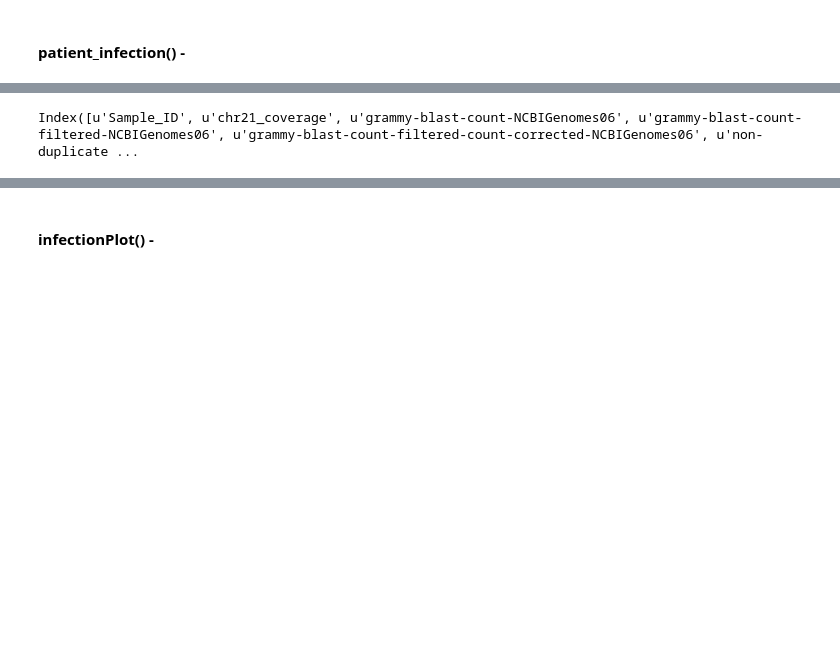
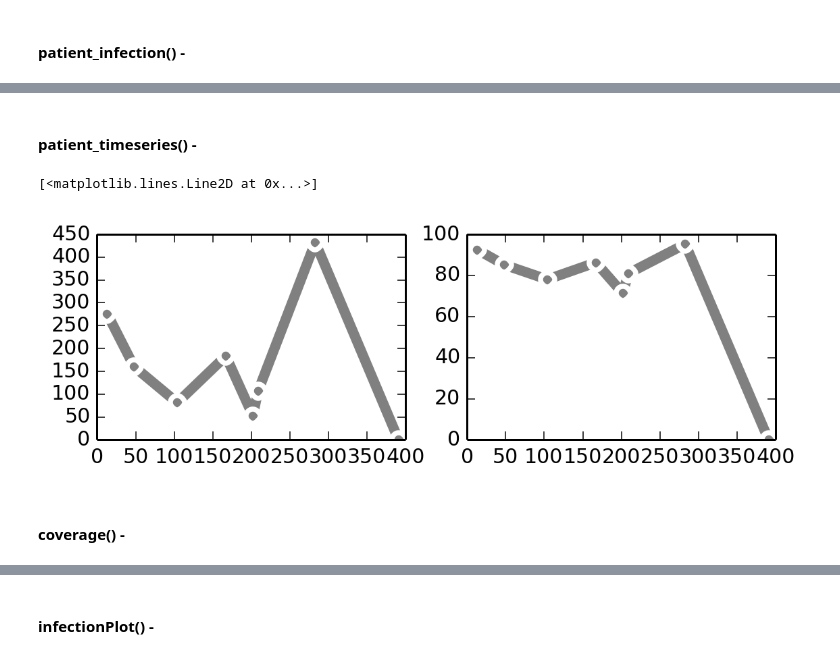
Before and after one commit to lmart999/CS229, a Jupyter notebook: ie_sql.ipynb, the cells around one changed output, grey strips where cells are left out. Cells and saved outputs as stored; diff of their text form; code cells hidden in the pictures; blank space fills up the shorter version.

```diff
--- a/ie_sql.ipynb
+++ b/ie_sql.ipynb
@@ -405,3 +410,7 @@ with_blast.head(5)
 5 rows × 4 columns
 # %% [markdown]
 #### patient_infection() -
+# %%
+patient='L1'
+taxID='1743' # 1743, 48736 110456
+taxID=int(taxID) # *** Change type --- passed as string, but int in dataframes ***
@@ -407,0 +469,69 @@ with_blast.head(5)
+# %% [markdown]
+#### patient_timeseries() -
+# %%
+# SQL Code
+
+# Pull data for patient
+pat_with_tax_sql=sql.read_sql("select Grammy_Table.Sample_ID,Tax_Table.%s,SUM(Grammy_Table.Normalized_Abundance) "
+                 "from Tax_Table "
+                 "INNER JOIN Grammy_Table "
+                 "ON Tax_Table.tax_id=Grammy_Table.TaxID "
+                 "WHERE Grammy_Table.Patient_ID = '%s' "
+                 "GROUP BY Grammy_Table.Sample_ID,Tax_Table.'%s' "%(level,patient,level), conn, coerce_float=True)
+
+pat_with_tax_sql=pat_with_tax_sql[~pd.isnull(pat_with_tax_sql[level])] # Only include abundance of bugs at specified tax level.
+pat_with_tax_sql.set_index(['Sample_ID',level],inplace=True)
+tax_sum_per_samples=pat_with_tax_sql.unstack()['SUM(Grammy_Table.Normalized_Abundance)'].fillna(0).transpose()
+
+# Sort patient data by date
+sample_metadata=sql.read_sql("select Sample_Table.Sample_ID,Sample_Table.DaysPostTransplant "
+                 "from Sample_Table "
+                 "WHERE Sample_Table.Patient_ID = '%s' "%patient, conn, coerce_float=True)
+
+sample_metadata.set_index('Sample_ID',inplace=True)
+sample_metadata['DaysPostTransplant']=sample_metadata['DaysPostTransplant'].astype(float)
+sam_ix=sample_metadata.loc[tax_sum_per_samples.columns]
+sam_ix.sort('DaysPostTransplant',inplace=True)
+tax_sum_per_samples=tax_sum_per_samples[sam_ix.index]
+scale=1000000
+gpm_plot=tax_sum_per_samples.loc[int(taxID)]*scale  # *** taxID is passed as string in view.py, but int in dataframe ***
+
+# Pull data for cohort, which is used to compute percentiles.
+cohort_dat=sql.read_sql("select Grammy_Table.Sample_ID,Tax_Table.%s,SUM(Grammy_Table.Normalized_Abundance) "
+                 "from Tax_Table "
+                 "INNER JOIN Grammy_Table "
+                 "ON Tax_Table.tax_id=Grammy_Table.TaxID "
+                 "WHERE Grammy_Table.Study = '%s' "
+                 "GROUP BY Grammy_Table.Sample_ID,Tax_Table.'%s' "%(level,cohort,level), conn, coerce_float=True)
+
+cohort_dat=cohort_dat[~pd.isnull(cohort_dat[level])] # Only include abundance of bugs at specified tax level.
+cohort_dat.set_index(['Sample_ID',level],inplace=True)
+cohort_dat=cohort_dat.unstack()['SUM(Grammy_Table.Normalized_Abundance)'].fillna(0).transpose()
+
+# Compute and store percentile data
+tax_meas_ge=np.array(tax_sum_per_samples.loc[taxID])  # TaxID measured across samples for patient.
+cohort_data_for_taxID=np.array(cohort_dat.loc[taxID]) # TaxID measured across full cohort.
+per_plot=np.array([stats.percentileofscore(cohort_data_for_taxID, j, kind='strict') for j in tax_meas_ge])
+
+# Sort patient data by date
+pat_days=sql.read_sql("select Sample_Table.Sample_ID,Sample_Table.DaysPostTransplant "
+                 "from Sample_Table "
+                 "WHERE Sample_Table.Patient_ID = '%s' "%patient, conn, coerce_float=True)
+
+pat_days.set_index('Sample_ID',inplace=True)
+days=np.array(pat_days.loc[gpm_plot.index,'DaysPostTransplant'])
+
+color='Grey'
+alpha=1
+z=1
+
+plt.subplot(2,2,1)
+plt.plot(days,gpm_plot,'o-',color=color,ms=7,mew=2.5,mec='white',linewidth=5,alpha=alpha,zorder=z,label=getName(taxID))
+
+plt.subplot(2,2,2)
+plt.plot(days,per_plot,'o-',color=color,ms=7,mew=2.5,mec='white',linewidth=5,alpha=alpha,zorder=z,label=getName(taxID))
+# %% [output]
+[<matplotlib.lines.Line2D at 0x...>]
+[figure, added]
+# %% [markdown]
+#### coverage() -
@@ -416,4 +543,0 @@ sample_metadata=sql.read_sql("select Sample_Table.Sample_ID,Sample_Table.DaysPos
-# %%
-sample_stats_pivot.columns
-# %% [output]
-Index([u'Sample_ID', u'chr21_coverage', u'grammy-blast-count-NCBIGenomes06', u'grammy-blast-count-filtered-NCBIGenomes06', u'grammy-blast-count-filtered-count-corrected-NCBIGenomes06', u'non-duplicate ...
```
Also changed, not shown: parts of 25 cells of this notebook.
